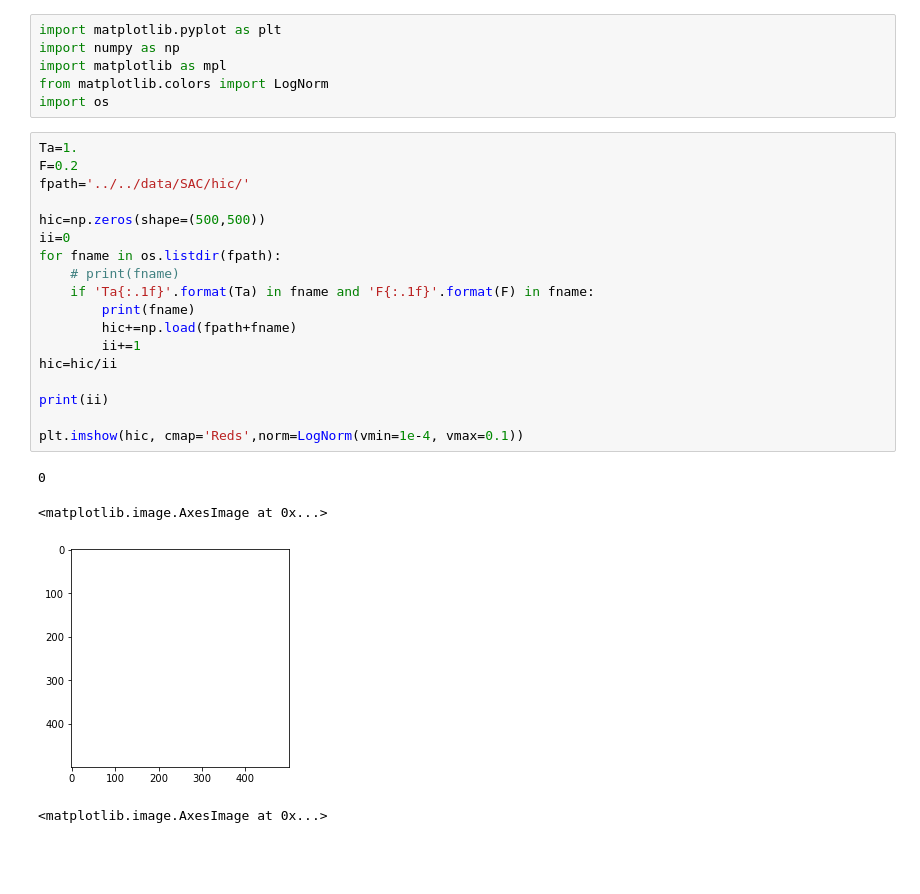
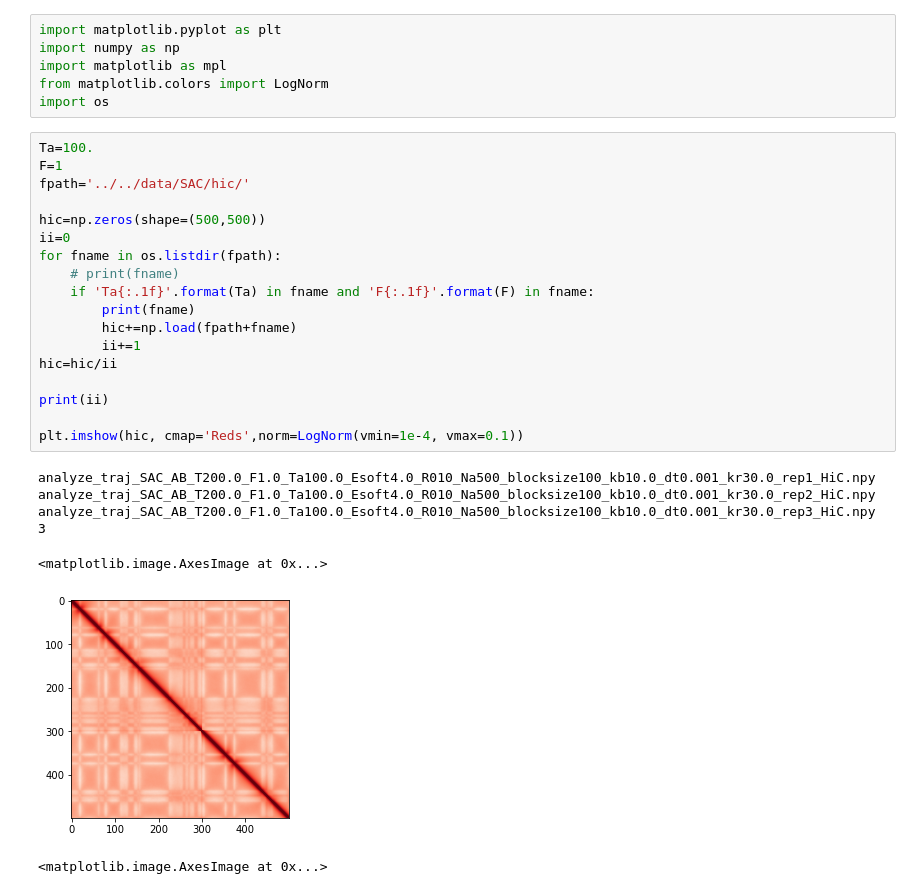
Before and after one commit to s-brahmachari/Active-noise-simulations, a Jupyter notebook: analysis_codes/plot_hic.ipynb, the cells around one changed output. Drawn from its saved outputs; the diff is of its cells as text; blank space fills up the shorter version.

Commit message:
added seq files to analyze traj - A and B types

```diff
--- a/analysis_codes/plot_hic.ipynb
+++ b/analysis_codes/plot_hic.ipynb
@@ -5,27 +5,30 @@ import matplotlib as mpl
 from matplotlib.colors import LogNorm
 import os
 # %%
-Ta=1.
-F=0.2
+Ta=100.
+F=1
 fpath='../../data/SAC/hic/'
 
 hic=np.zeros(shape=(500,500))
 ii=0
 for fname in os.listdir(fpath):
     # print(fname)
     if 'Ta{:.1f}'.format(Ta) in fname and 'F{:.1f}'.format(F) in fname:
         print(fname)
         hic+=np.load(fpath+fname)
         ii+=1
 hic=hic/ii
 
 print(ii)
 
 plt.imshow(hic, cmap='Reds',norm=LogNorm(vmin=1e-4, vmax=0.1))
 # %% [output]
-0
+analyze_traj_SAC_AB_T200.0_F1.0_Ta100.0_Esoft4.0_R010_Na500_blocksize100_kb10.0_dt0.001_kr30.0_rep1_HiC.npy
+analyze_traj_SAC_AB_T200.0_F1.0_Ta100.0_Esoft4.0_R010_Na500_blocksize100_kb10.0_dt0.001_kr30.0_rep2_HiC.npy
+analyze_traj_SAC_AB_T200.0_F1.0_Ta100.0_Esoft4.0_R010_Na500_blocksize100_kb10.0_dt0.001_kr30.0_rep3_HiC.npy
+3
 <matplotlib.image.AxesImage at 0x...>
-[figure, old version]
+[figure, new version]
 # %%
 # %% [output]
 <matplotlib.image.AxesImage at 0x...>
```
Also changed, not shown: 5 other files.
